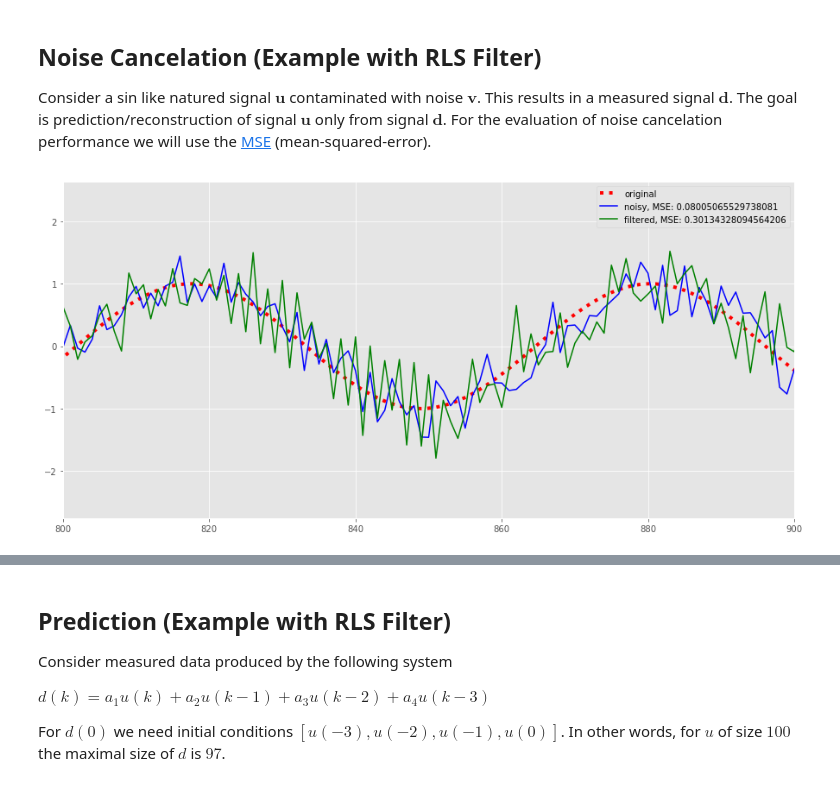
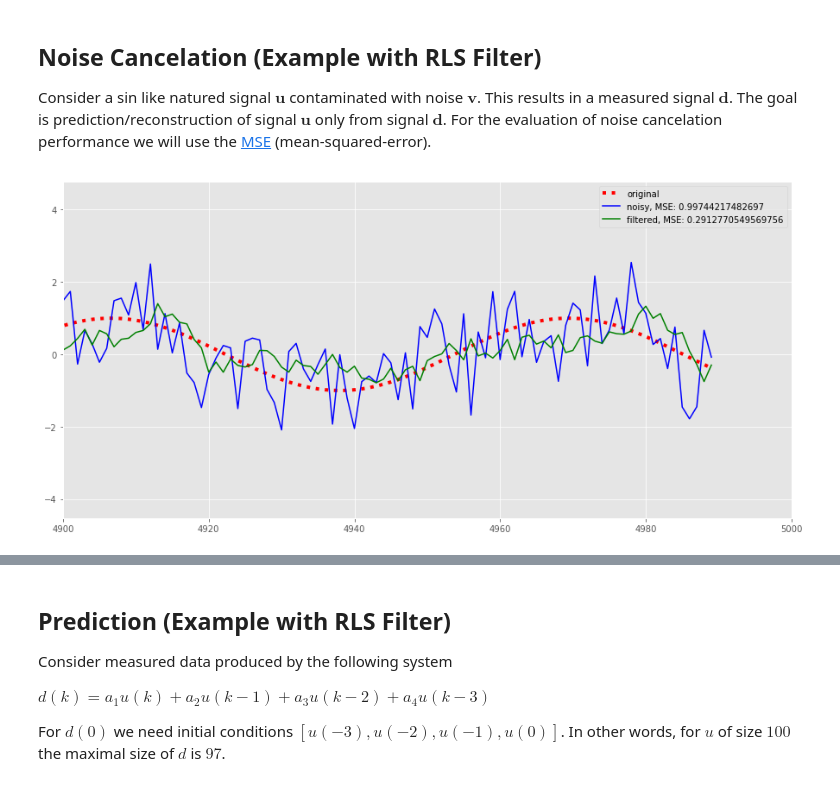
Before and after one commit to matousc89/Python-Adaptive-Signal-Processing-Handbook, a Jupyter notebook: notebooks/padasip_adaptive_filters_basics.ipynb, the cells around one changed output, grey strips where cells are left out. Drawn from its saved outputs; the diff is of its cells as text; code cells hidden in the pictures.

```diff
--- a/notebooks/padasip_adaptive_filters_basics.ipynb
+++ b/notebooks/padasip_adaptive_filters_basics.ipynb
@@ -71,32 +72,32 @@ len(x)
 Consider a sin like natured signal $\textbf{u}$ contaminated with noise $\textbf{v}$. This results in a measured signal $\textbf{d}$. The goal is prediction/reconstruction of signal $\textbf{u}$ only from signal $\textbf{d}$. For the evaluation of noise cancelation performance we will use the <a href="https://en.wikipedia.org/wiki/Mean_squared_error">MSE</a> (mean-squared-error).
 # %%
 # signals creation: u, v, d
-N = 1000
-n = 15
-u = np.sin(np.arange(0, N/10., N/10000.))
-v = np.random.random(N) - 0.5
+N = 5000
+n = 10
+u = np.sin(np.arange(0, N/10., N/50000.))
+v = np.random.normal(0, 1, N)
 d = u + v
 
 # filtering
 x = pa.input_from_history(d, n)[:-1]
 d = d[n:]
 u = u[n:]
-f = pa.filters.FilterRLS(mu=0.95, n=n)
+f = pa.filters.FilterRLS(mu=0.9, n=n)
 y, e, w = f.run(d, x)
 
 # error estimation
 MSE_d = np.dot(u-d, u-d) / float(len(u))
 MSE_y = np.dot(u-y, u-y) / float(len(u))
 
 # results
 plt.figure(figsize=(12.5,6))
 plt.plot(u, "r:", linewidth=4, label="original")
 plt.plot(d, "b", label="noisy, MSE: {}".format(MSE_d))
 plt.plot(y, "g", label="filtered, MSE: {}".format(MSE_y))
-plt.xlim(800,900)
+plt.xlim(N-100,N)
 plt.legend()
 plt.tight_layout()
 plt.show()
 # %% [output]
-[figure, old version]
+[figure, new version]
 # %% [markdown]
```
Also changed, not shown: parts of 4 cells of this notebook.
